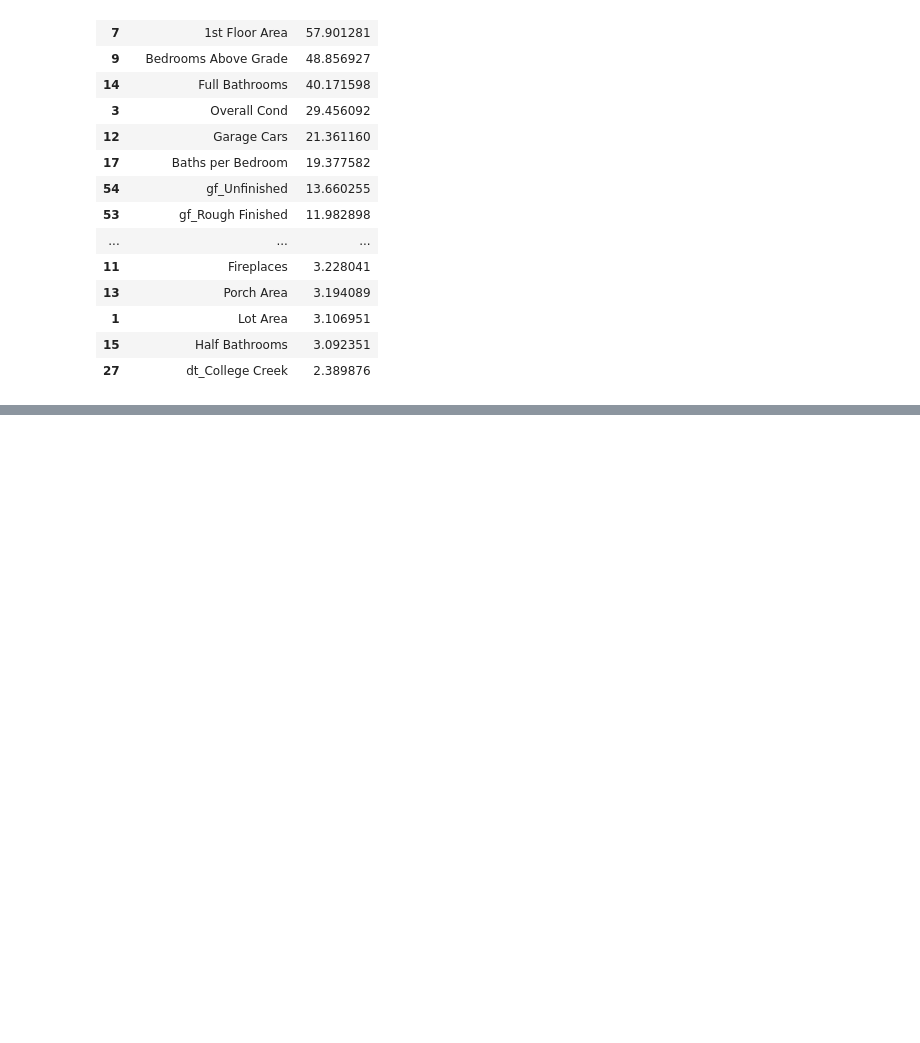
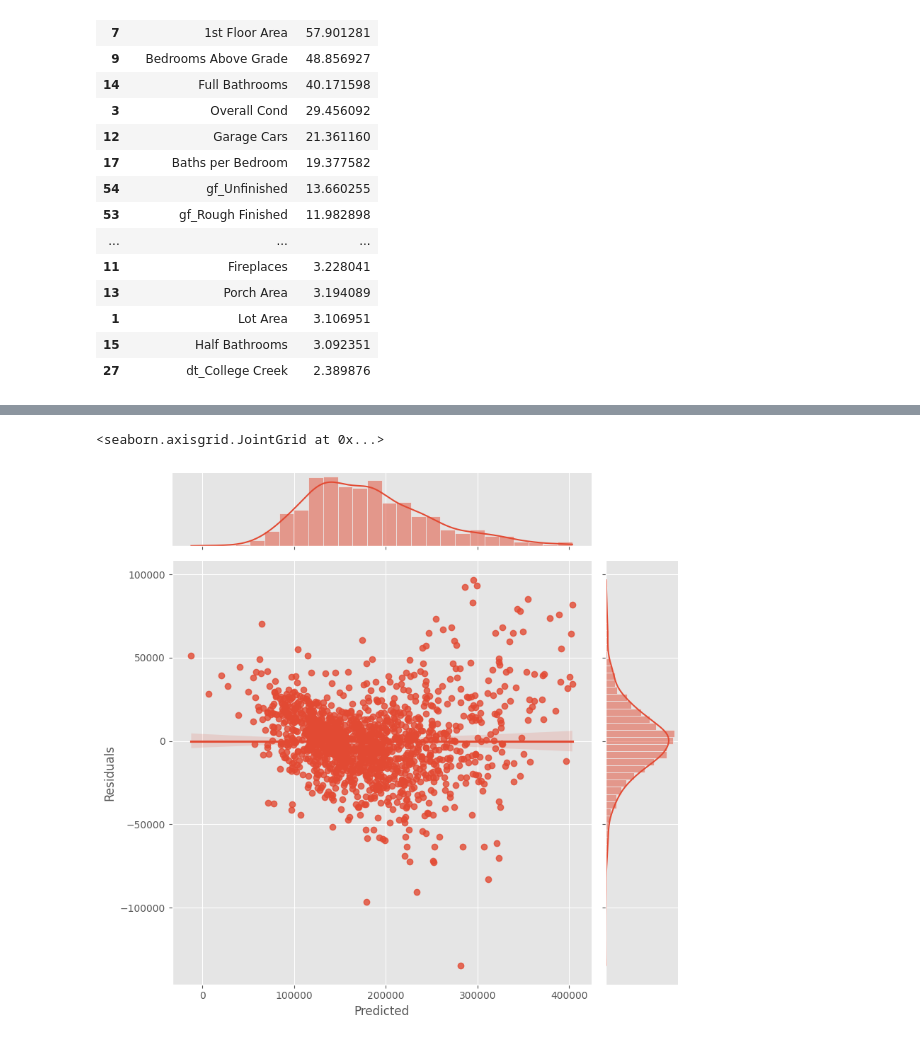
Before and after one commit to IKSHRESTHA/Data-Understanding-Assignment-MTSU, a Jupyter notebook: HW05/HW05_ShresthaK.ipynb, the cells around one changed output, grey strips where cells are left out. Saved outputs shown, nothing was run; the diff lists cells and outputs as text; code cells hidden in the pictures; blank space fills up the shorter version.

```diff
--- a/HW05/HW05_ShresthaK.ipynb
+++ b/HW05/HW05_ShresthaK.ipynb
@@ -649,0 +676,5 @@ vif.head(20)  # Show top 20 features with highest VIF
+# %%
+# Drop Garage Finish features from X
+gf_features = ['gf_Rough Finished', 'gf_Unfinished', 'gf_Finished']
+X_new = X.drop(columns=gf_features)
+X_new.head()
@@ -649,0 +690,19 @@ vif.head(20)  # Show top 20 features with highest VIF
+# %%
+import statsmodels.api as sm
+
+# Add a constant to the new X dataset
+X_new_const = sm.add_constant(X_new)
+
+# Fit the multiple regression model
+y = y  # Assuming y is already defined
+test_reg = sm.OLS(y, X_new_const)
+reg = test_reg.fit()
+
+# Predict using the model
+pred = reg.predict(X_new_const)
+
+# Calculate residuals
+resid = y - pred
+
+# Show summary of the results
+reg.summary()
@@ -649,0 +744,10 @@ vif.head(20)  # Show top 20 features with highest VIF
+# %%
+
+# Visualize residuals vs. predicted values using a jointplot
+
+residuals_df = pd.DataFrame({'Predicted': pred, 'Residuals': resid})
+
+sns.jointplot(x='Predicted', y='Residuals', data=residuals_df, kind='reg', ratio=5, height=8)
+# %% [output]
+<seaborn.axisgrid.JointGrid at 0x...>
+[figure, added]
```
Also changed, not shown: parts of 20 cells of this notebook.
